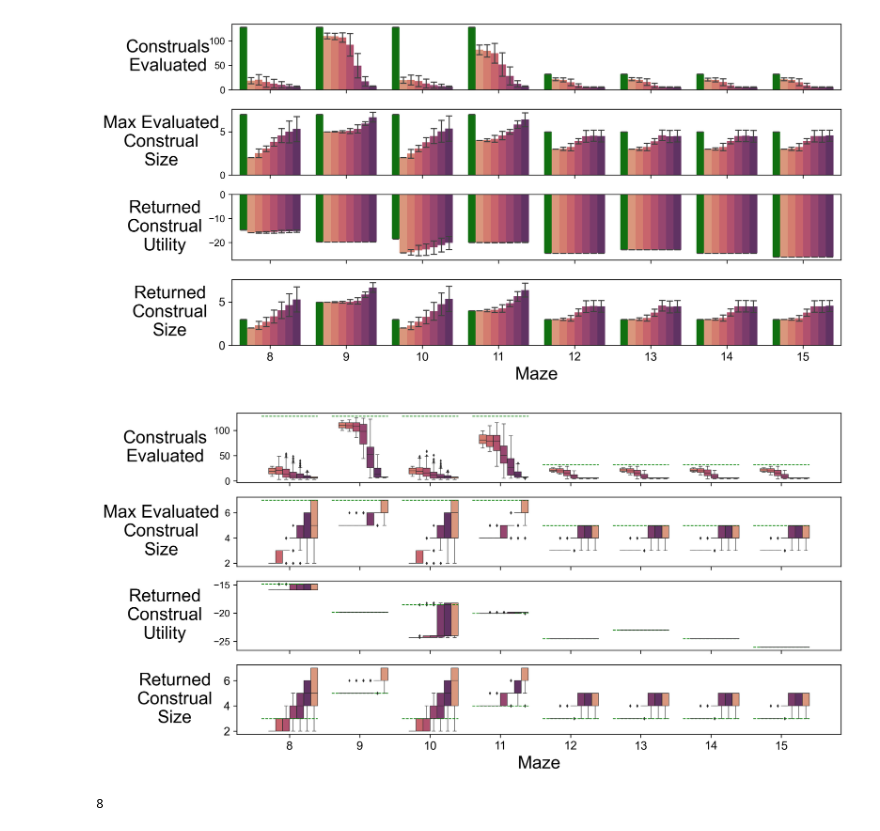
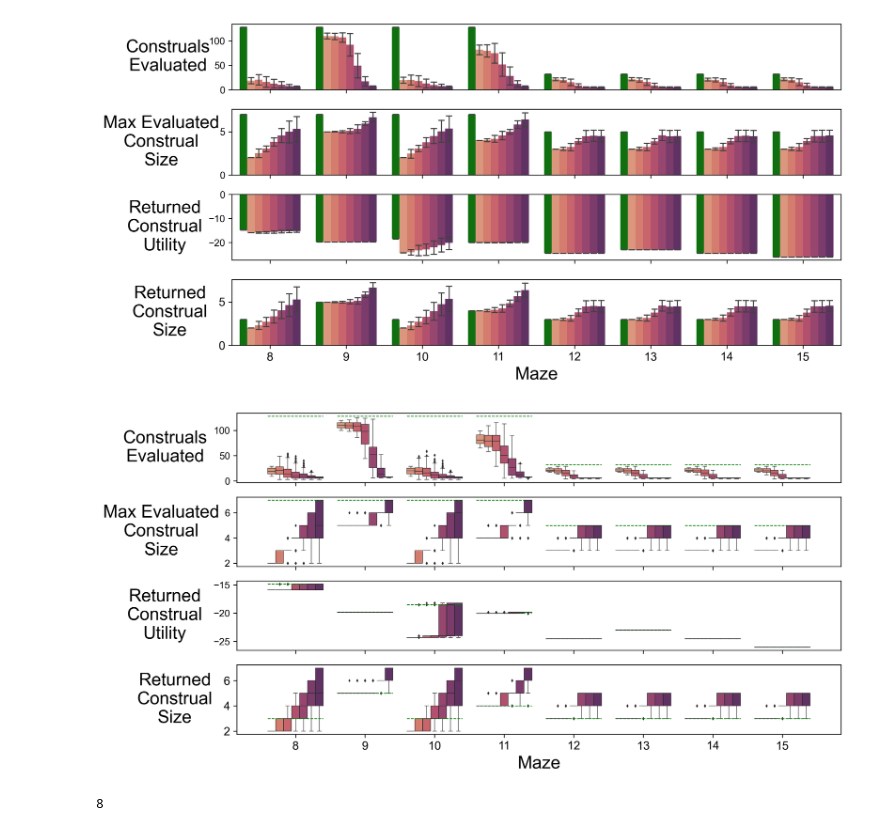
Before and after one commit to markkho/value-guided-construal, a Jupyter notebook: modeling/construal-search.ipynb, the cells around one changed output. Cells and saved outputs as stored; diff of their text form; code cells hidden in the pictures.

```diff
--- a/modeling/construal-search.ipynb
+++ b/modeling/construal-search.ipynb
@@ -330,7 +330,7 @@ def mazes_summary_boxplots(
         x='Maze',
         y=measure,
         hue='search_class',
-        hue_order=hue_order,
+        hue_order=search_class_order,
         palette=bdfs_palette,
         linewidth=.5,
         fliersize=1,
@@ -364,6 +364,8 @@ def mazes_summary_boxplots(
     else:
         g.get_legend().remove()
     return g
+# %%
+bdfs_hue_order = ['BreadthFirstSearch', 'BDFS2', 'BDFS3', 'BDFS4', 'BDFS5', 'BDFS6', 'DepthFirstSearch']
 # %%
 to_plot = sims[sims["Maze"].apply(lambda m: int(m) in range(8))]
 fig, axes = plt.subplots(4, 1, figsize=(12*.9, 7*.9), dpi=300)
@@ -521,7 +523,7 @@ g = mazes_summary_boxplots(
     measure='construals_evaluated',
     measure_label="Construals\nEvaluated",
     ax=axes.pop(0),
-    search_class_order=hue_order,
+    search_class_order=bdfs_hue_order,
     bdfs_palette=bdfs_palette,
     show_x_labels=False,
     show_legend=False,
@@ -530,37 +532,37 @@ g = mazes_summary_boxplots(
     to_plot=to_plot,
     measure='max_construal_size',
     measure_label="Max Evaluated\nConstrual\nSize",
     measure_label_pad=65,
     ax=axes.pop(0),
-    search_class_order=hue_order,
+    search_class_order=bdfs_hue_order,
     bdfs_palette=bdfs_palette,
     show_x_labels=False,
     show_legend=False,
 )
 g = mazes_summary_boxplots(
     to_plot=to_plot,
     measure='construal_utility',
     measure_label="Returned\nConstrual\nUtility",
     ax=axes.pop(0),
-    search_class_order=hue_order,
+    search_class_order=bdfs_hue_order,
     bdfs_palette=bdfs_palette,
     show_x_labels=False,
     show_legend=False,
 )
 g = mazes_summary_boxplots(
     to_plot=to_plot,
     measure='construal_size',
     measure_label="Returned\nConstrual\nSize",
     ax=axes.pop(0),
-    search_class_order=hue_order,
+    search_class_order=bdfs_hue_order,
     bdfs_palette=bdfs_palette,
     show_x_labels=True,
     show_legend=False,
 )
 plt.tight_layout()
 plt.savefig("construal_search_boxplots_8_15.png")
 # %% [output]
-[figure, old version]
+[figure, new version]
 # %%
 opt_result = sims.groupby(["search_class", "maze_name"])[
     ['construal_size', 'max_construal_size', 'construals_evaluated']
```
Also changed, not shown: parts of 1 cell of this notebook.
